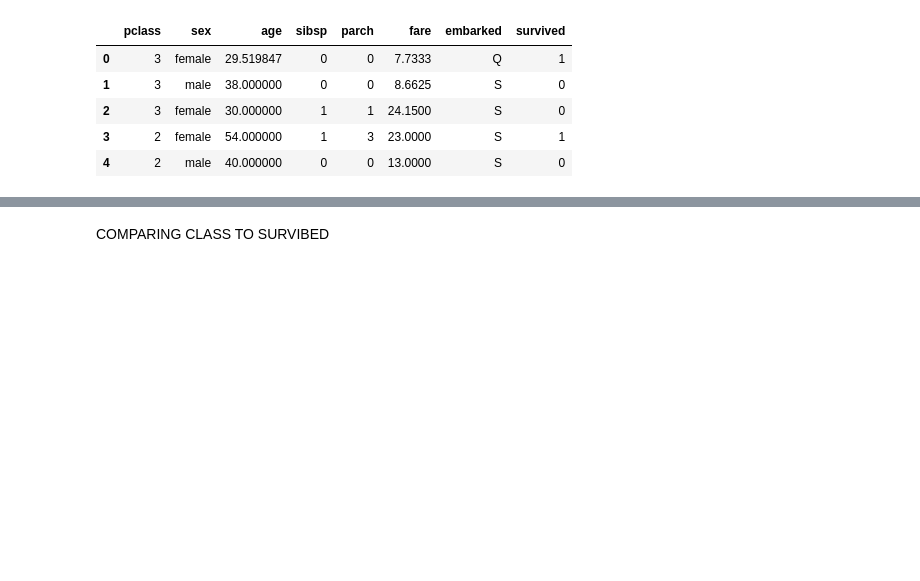
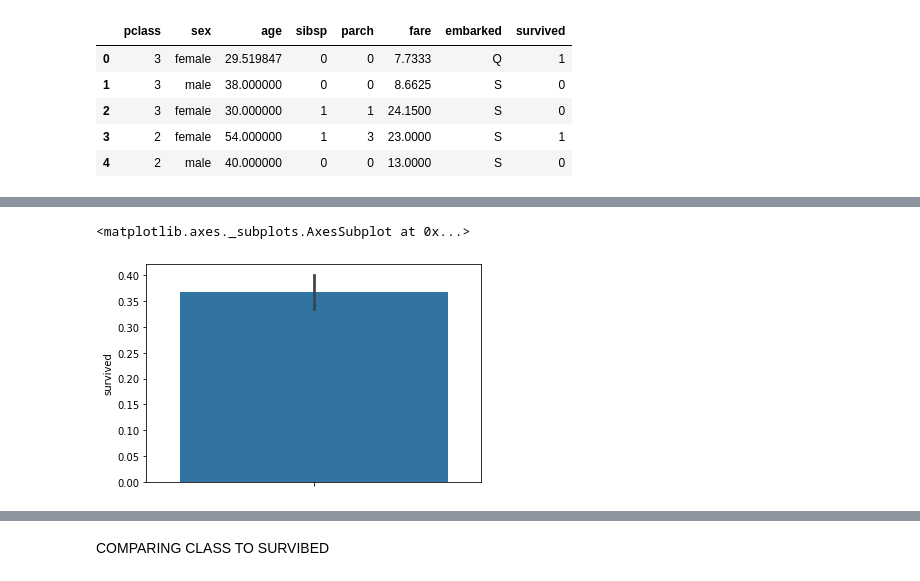
Before and after one commit to ReL1c113/titanic_survival, a Jupyter notebook: TITANIC_SURVIVABILITY.ipynb, the cells around one changed output, grey strips where cells are left out. Drawn from its saved outputs; the diff is of its cells as text; code cells hidden in the pictures; blank space fills up the shorter version.

```diff
--- a/TITANIC_SURVIVABILITY.ipynb
+++ b/TITANIC_SURVIVABILITY.ipynb
@@ -124,0 +137,5 @@ df1.head()
+# %%
+sns.barplot(y=df1['survived'])
+# %% [output]
+<matplotlib.axes._subplots.AxesSubplot at 0x...>
+[figure, added]
```
Also changed, not shown: parts of 5 cells of this notebook.
